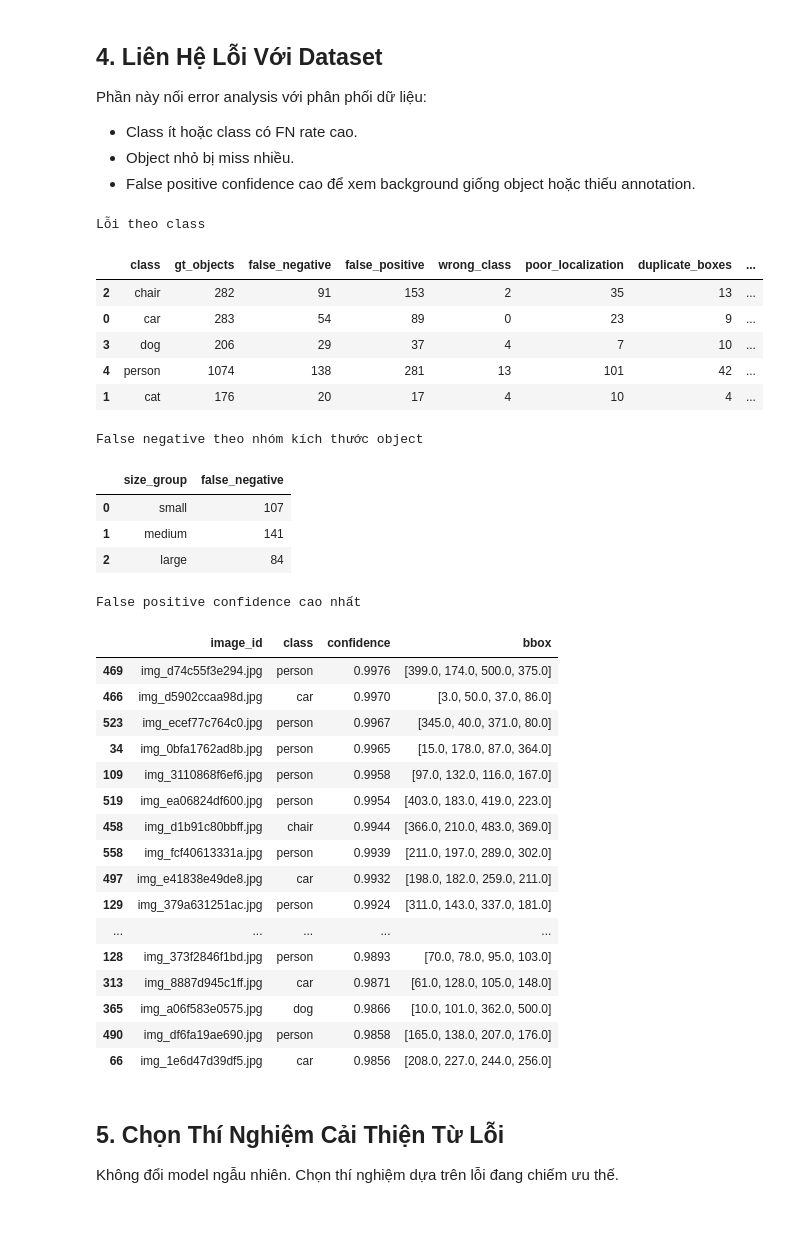
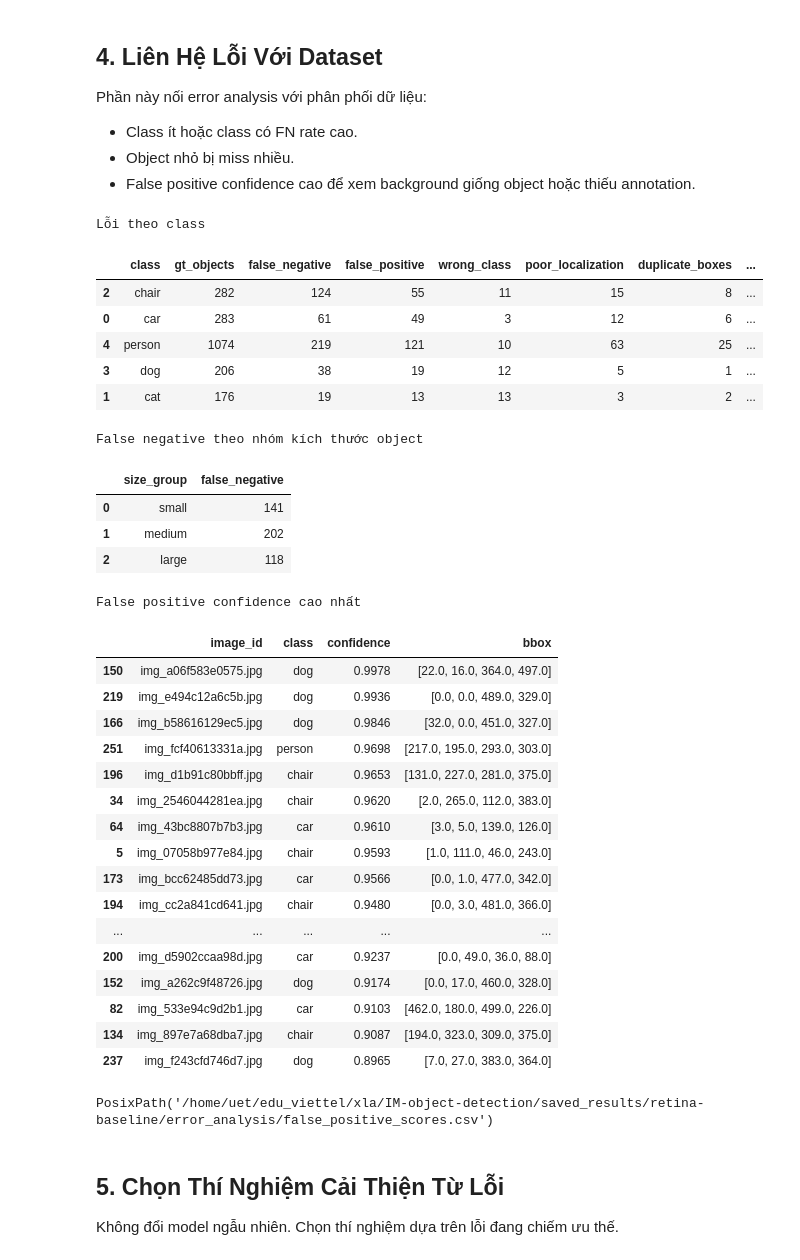
Before and after one commit to ngocbao220/IM-object-detection, a Jupyter notebook: notebooks/error_analysis.ipynb, the cells around one changed output. Cells and saved outputs as stored; diff of their text form; code cells hidden in the pictures; blank space fills up the shorter version.

```diff
--- a/notebooks/error_analysis.ipynb
+++ b/notebooks/error_analysis.ipynb
@@ -31,12 +31,27 @@ from notebooks.notebook_helpers import (
     show_prediction_analysis_slider,
     show_predictions_slider,
     tune_prediction_thresholds,
-)
+    )
 
-RUN_NAME = "baseline"
+RUN_NAME = "retina-baseline"
 RUN_RESULTS = PROJECT_ROOT / "saved_results" / RUN_NAME
+ANALYSIS_DIR = RUN_RESULTS / "error_analysis"
+ANALYSIS_DIR.mkdir(parents=True, exist_ok=True)
 PREDICTIONS = RUN_RESULTS / "predictions.json"
 RAW_PREDICTIONS = RUN_RESULTS / "predictions_raw.json"
 GROUND_TRUTH = PROJECT_ROOT / "public/annotations/val.json"
 VAL_IMAGES = PROJECT_ROOT / "public/val/images"
 CLASSES = PROJECT_ROOT / "public/classes.json"
+
+def save_dataframe(frame, filename):
+    path = ANALYSIS_DIR / filename
+    path.parent.mkdir(parents=True, exist_ok=True)
+    frame.to_csv(path, index=False)
+    return path
+
+def save_plot(artist, filename):
+    path = ANALYSIS_DIR / filename
+    path.parent.mkdir(parents=True, exist_ok=True)
+    figure = getattr(artist, "figure", artist)
+    figure.savefig(path, dpi=150, bbox_inches="tight")
+    return path
@@ -107,51 +152,55 @@ Phần này nối error analysis với phân phối dữ liệu:
 # %%
 context = error_dataset_context_tables(
     analysis,
     ground_truth_path=GROUND_TRUTH,
     image_dir=VAL_IMAGES,
     small_threshold=0.01,
     medium_threshold=0.10,
-)
+ )
 
 print("Lỗi theo class")
 display(context["per_class_errors"].round(4))
+save_dataframe(context["per_class_errors"], "per_class_errors.csv")
 
 print("False negative theo nhóm kích thước object")
 display(context["missed_size_groups"])
+save_dataframe(context["missed_size_groups"], "missed_size_groups.csv")
 
 print("False positive confidence cao nhất")
 display(context["false_positive_scores"].head(20).round(4))
+save_dataframe(context["false_positive_scores"], "false_positive_scores.csv")
 # %% [output]
 Lỗi theo class
 |  | class | gt_objects | false_negative | false_positive | wrong_class | poor_localization | duplicate_boxes | ... |
-| 2 | chair | 282 | 91 | 153 | 2 | 35 | 13 | ... |
-| 0 | car | 283 | 54 | 89 | 0 | 23 | 9 | ... |
-| 3 | dog | 206 | 29 | 37 | 4 | 7 | 10 | ... |
-| 4 | person | 1074 | 138 | 281 | 13 | 101 | 42 | ... |
-| 1 | cat | 176 | 20 | 17 | 4 | 10 | 4 | ... |
+| 2 | chair | 282 | 124 | 55 | 11 | 15 | 8 | ... |
+| 0 | car | 283 | 61 | 49 | 3 | 12 | 6 | ... |
+| 4 | person | 1074 | 219 | 121 | 10 | 63 | 25 | ... |
+| 3 | dog | 206 | 38 | 19 | 12 | 5 | 1 | ... |
+| 1 | cat | 176 | 19 | 13 | 13 | 3 | 2 | ... |
 False negative theo nhóm kích thước object
 |  | size_group | false_negative |
-| 0 | small | 107 |
-| 1 | medium | 141 |
-| 2 | large | 84 |
+| 0 | small | 141 |
+| 1 | medium | 202 |
+| 2 | large | 118 |
 False positive confidence cao nhất
 |  | image_id | class | confidence | bbox |
-| 469 | img_d74c55f3e294.jpg | person | 0.9976 | [399.0, 174.0, 500.0, 375.0] |
-| 466 | img_d5902ccaa98d.jpg | car | 0.9970 | [3.0, 50.0, 37.0, 86.0] |
-| 523 | img_ecef77c764c0.jpg | person | 0.9967 | [345.0, 40.0, 371.0, 80.0] |
-| 34 | img_0bfa1762ad8b.jpg | person | 0.9965 | [15.0, 178.0, 87.0, 364.0] |
-| 109 | img_3110868f6ef6.jpg | person | 0.9958 | [97.0, 132.0, 116.0, 167.0] |
-| 519 | img_ea06824df600.jpg | person | 0.9954 | [403.0, 183.0, 419.0, 223.0] |
-| 458 | img_d1b91c80bbff.jpg | chair | 0.9944 | [366.0, 210.0, 483.0, 369.0] |
-| 558 | img_fcf40613331a.jpg | person | 0.9939 | [211.0, 197.0, 289.0, 302.0] |
-| 497 | img_e41838e49de8.jpg | car | 0.9932 | [198.0, 182.0, 259.0, 211.0] |
-| 129 | img_379a631251ac.jpg | person | 0.9924 | [311.0, 143.0, 337.0, 181.0] |
+| 150 | img_a06f583e0575.jpg | dog | 0.9978 | [22.0, 16.0, 364.0, 497.0] |
+| 219 | img_e494c12a6c5b.jpg | dog | 0.9936 | [0.0, 0.0, 489.0, 329.0] |
+| 166 | img_b58616129ec5.jpg | dog | 0.9846 | [32.0, 0.0, 451.0, 327.0] |
+| 251 | img_fcf40613331a.jpg | person | 0.9698 | [217.0, 195.0, 293.0, 303.0] |
+| 196 | img_d1b91c80bbff.jpg | chair | 0.9653 | [131.0, 227.0, 281.0, 375.0] |
+| 34 | img_2546044281ea.jpg | chair | 0.9620 | [2.0, 265.0, 112.0, 383.0] |
+| 64 | img_43bc8807b7b3.jpg | car | 0.9610 | [3.0, 5.0, 139.0, 126.0] |
+| 5 | img_07058b977e84.jpg | chair | 0.9593 | [1.0, 111.0, 46.0, 243.0] |
+| 173 | img_bcc62485dd73.jpg | car | 0.9566 | [0.0, 1.0, 477.0, 342.0] |
+| 194 | img_cc2a841cd641.jpg | chair | 0.9480 | [0.0, 3.0, 481.0, 366.0] |
 | ... | ... | ... | ... | ... |
-| 128 | img_373f2846f1bd.jpg | person | 0.9893 | [70.0, 78.0, 95.0, 103.0] |
-| 313 | img_8887d945c1ff.jpg | car | 0.9871 | [61.0, 128.0, 105.0, 148.0] |
-| 365 | img_a06f583e0575.jpg | dog | 0.9866 | [10.0, 101.0, 362.0, 500.0] |
-| 490 | img_df6fa19ae690.jpg | person | 0.9858 | [165.0, 138.0, 207.0, 176.0] |
-| 66 | img_1e6d47d39df5.jpg | car | 0.9856 | [208.0, 227.0, 244.0, 256.0] |
+| 200 | img_d5902ccaa98d.jpg | car | 0.9237 | [0.0, 49.0, 36.0, 88.0] |
+| 152 | img_a262c9f48726.jpg | dog | 0.9174 | [0.0, 17.0, 460.0, 328.0] |
+| 82 | img_533e94c9d2b1.jpg | car | 0.9103 | [462.0, 180.0, 499.0, 226.0] |
+| 134 | img_897e7a68dba7.jpg | chair | 0.9087 | [194.0, 323.0, 309.0, 375.0] |
+| 237 | img_f243cfd746d7.jpg | dog | 0.8965 | [7.0, 27.0, 383.0, 364.0] |
+PosixPath('/home/uet/edu_viettel/xla/IM-object-detection/saved_results/retina-baseline/error_analysis/false_positive_scores.csv')
 # %% [markdown]
 ## 5. Chọn Thí Nghiệm Cải Thiện Từ Lỗi
 
```
Also changed, not shown: parts of 7 cells of this notebook, 55 other files.
